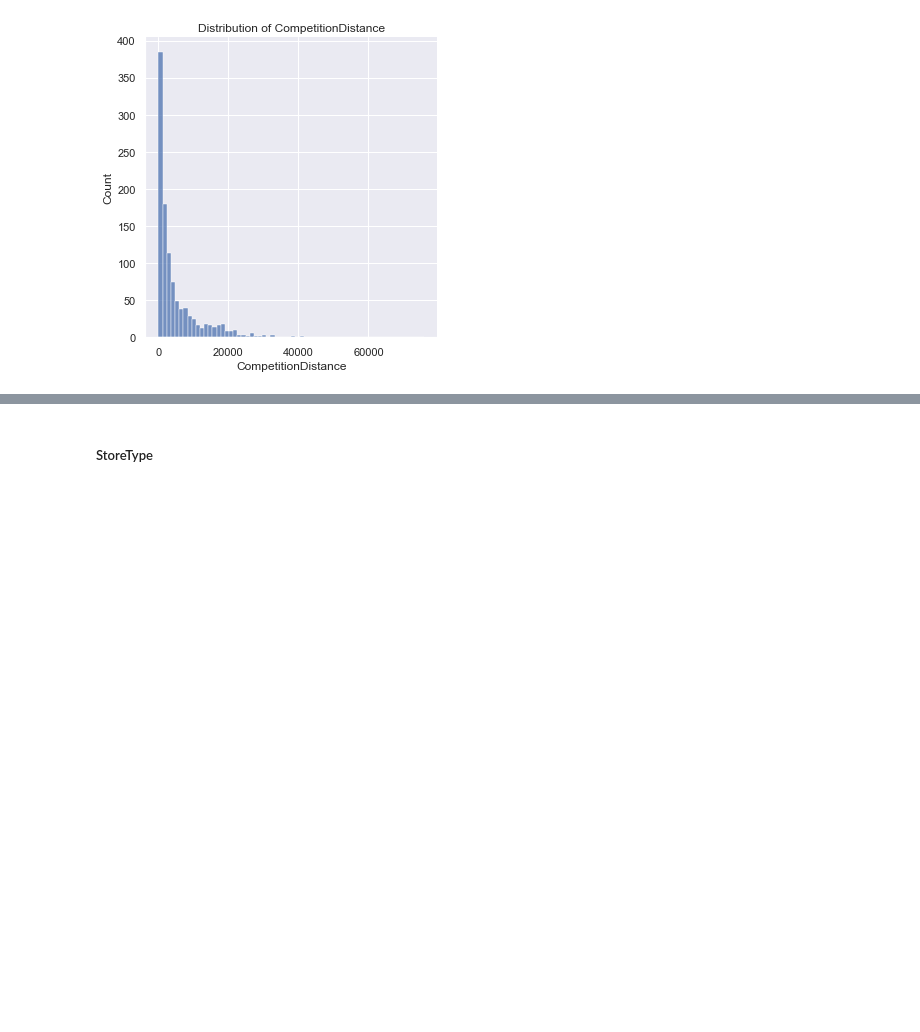
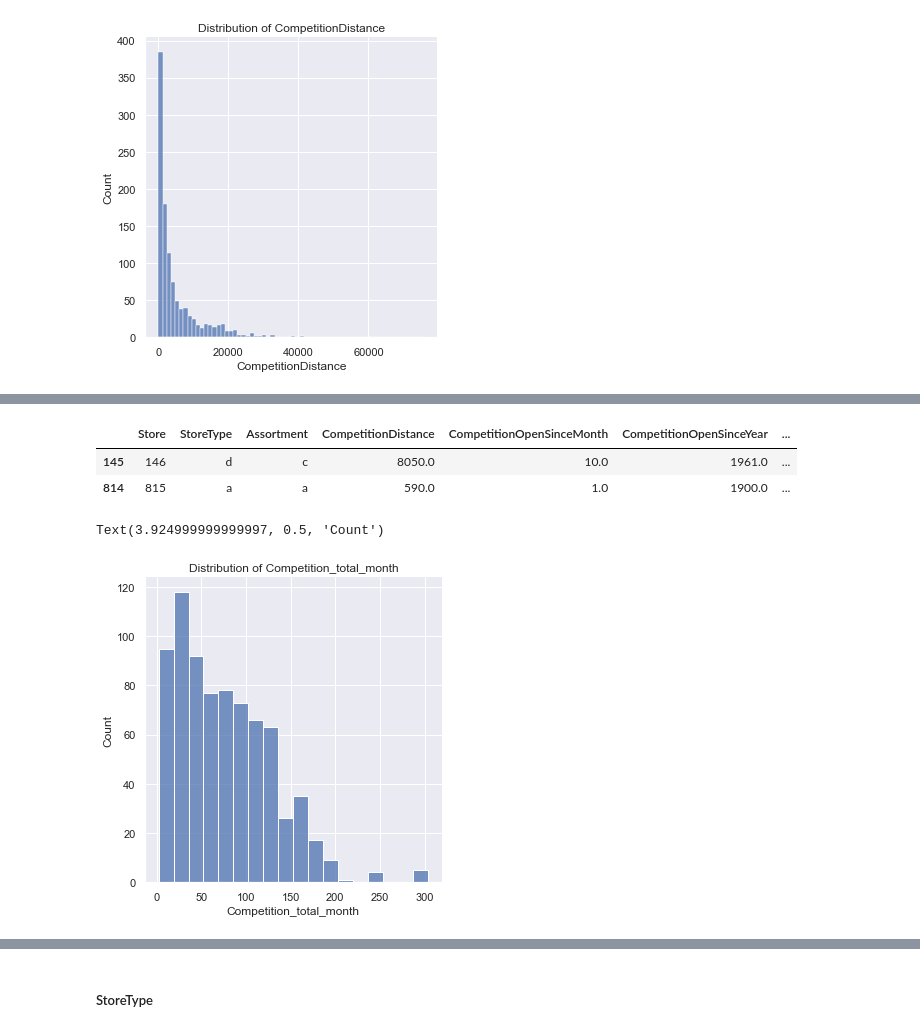
Before and after one commit to CYCCCCC/store_sales_prediction, a Jupyter notebook: store_sales.ipynb, the cells around one changed output, grey strips where cells are left out. Drawn from its saved outputs; the diff is of its cells as text; code cells hidden in the pictures; blank space fills up the shorter version.

```diff
--- a/store_sales.ipynb
+++ b/store_sales.ipynb
@@ -76,0 +115,14 @@ Text(5.960000000000001, 0.5, 'Count')
+# %%
+store[store['Competition_total_month']>500]
+# %% [output]
+|  | Store | StoreType | Assortment | CompetitionDistance | CompetitionOpenSinceMonth | CompetitionOpenSinceYear | ... |
+| 145 | 146 | d | c | 8050.0 | 10.0 | 1961.0 | ... |
+| 814 | 815 | a | a | 590.0 | 1.0 | 1900.0 | ... |
+# %%
+sns.displot(store[store['Competition_total_month']<500]['Competition_total_month'], kde=False)
+plt.title('Distribution of Competition_total_month')
+plt.xlabel('Competition_total_month')
+plt.ylabel('Count')
+# %% [output]
+Text(3.924999999999997, 0.5, 'Count')
+[figure, added]
```
Also changed, not shown: parts of 8 cells of this notebook.
